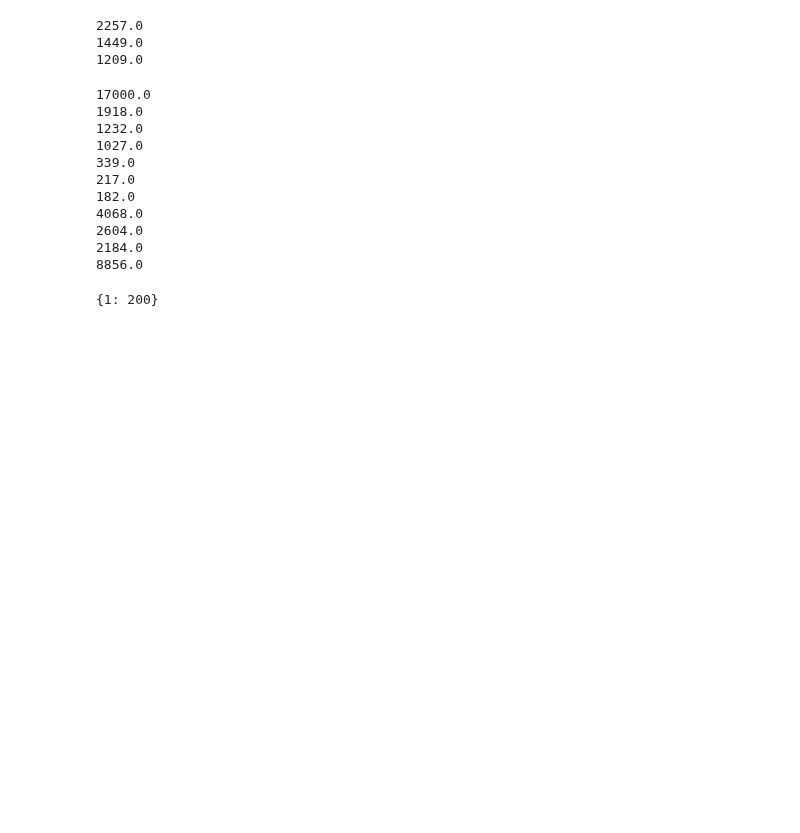
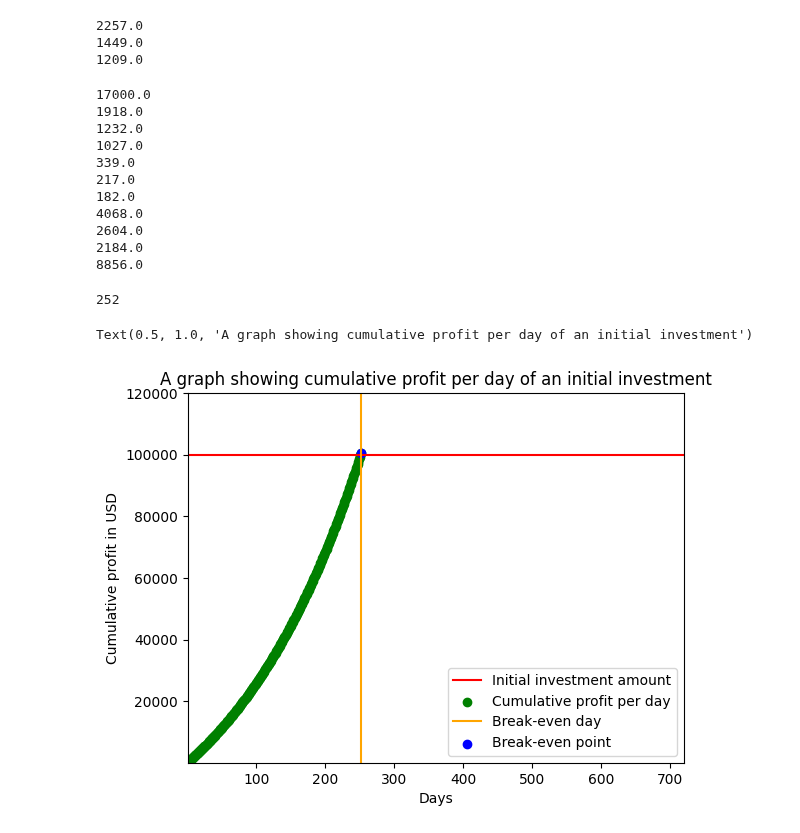
Before and after one commit to api-sage/diaml_projects, a Jupyter notebook: Project1/pafolabi_DIAML_Assignment1.ipynb, the cells around one changed output. Saved outputs shown, nothing was run; the diff lists cells and outputs as text; code cells hidden in the pictures; blank space fills up the shorter version.

Commit message:
Q5 ==> A graph showing cumulative profit per day of an initial investment

```diff
--- a/Project1/pafolabi_DIAML_Assignment1.ipynb
+++ b/Project1/pafolabi_DIAML_Assignment1.ipynb
@@ -274,13 +274,32 @@ def computes_cumulative_profit(principal: float, initial_no_of_customers: int, p
     days_count += 1
     customer_count = customer_count + (customer_count * percent_rate_of_customer_growth/100)
     todays_profit = customer_count * daily_profit_per_customer
-    cumulative_profits_per_day[days_count] = todays_profit
+    cumulative_profits_per_day[days_count] = cumulative_profits_per_day[days_count-1] + todays_profit
     total_cumulative_profit += todays_profit
 
   return cumulative_profits_per_day
 # %%
-cumulative_profit_per_day = computes_cumulative_profit(100, 40, 0.5, 5)
-print(cumulative_profit_per_day)
-# ANS: Q5(a) ==> It will take One(1) day to repay the initial investment of $100
+initial_investment_amount = 100000
+cumulative_profit_per_day = computes_cumulative_profit(initial_investment_amount, 40, 0.5, 5)
+total_days_to_repay = len(cumulative_profit_per_day)
+# ANS: Q5(a) ==> It will take Two hundred and fifty-two days(252) days to repay the initial investment of $100,000
+print(total_days_to_repay)
 # %% [output]
-{1: 200}
+252
+# %%
+x_axis_values = plt.xlim(1,720)
+y_axis_values = plt.ylim(1,120000)
+plt.plot(x_axis_values, y_axis_values, color='none')
+plt.axhline(initial_investment_amount, color = 'red', label = 'Initial investment amount')
+plot_cumulative_profit_per_day = list(cumulative_profit_per_day.values())
+plot_days = list(cumulative_profit_per_day.keys())
+plt.scatter(plot_days, plot_cumulative_profit_per_day, color='green', label='Cumulative profit per day')
+plt.axvline(total_days_to_repay, color = 'orange', label = 'Break-even day')
+plt.scatter(total_days_to_repay, cumulative_profit_per_day[total_days_to_repay], color='blue', label='Break-even point')
+plt.legend()
+plt.xlabel('Days')
+plt.ylabel('Cumulative profit in USD')
+plt.title('A graph showing cumulative profit per day of an initial investment')
+# %% [output]
+Text(0.5, 1.0, 'A graph showing cumulative profit per day of an initial investment')
+[figure, added]
```
